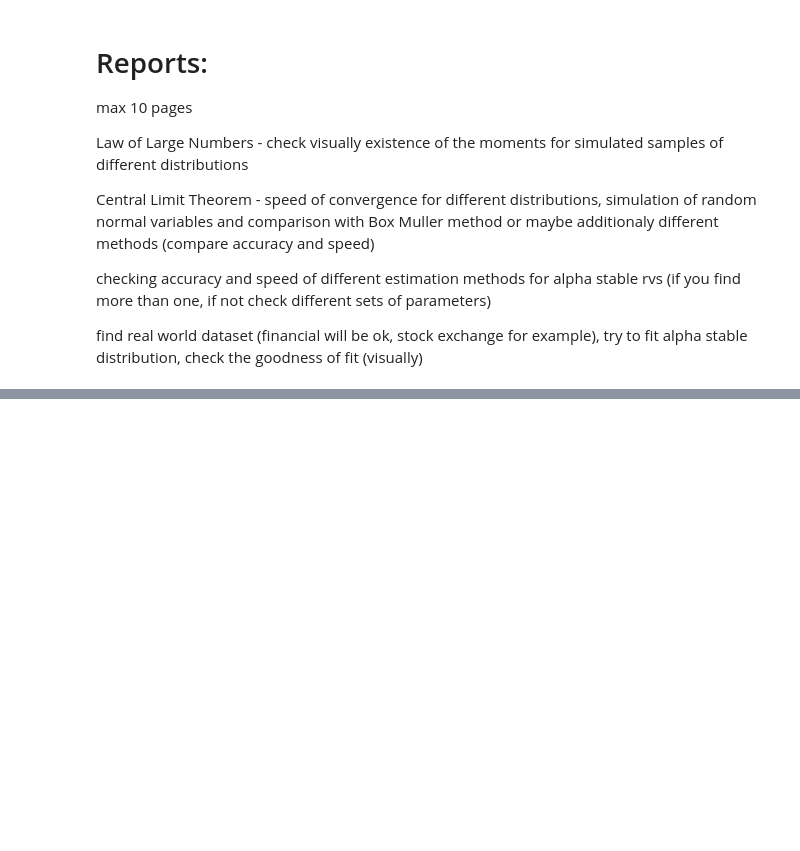
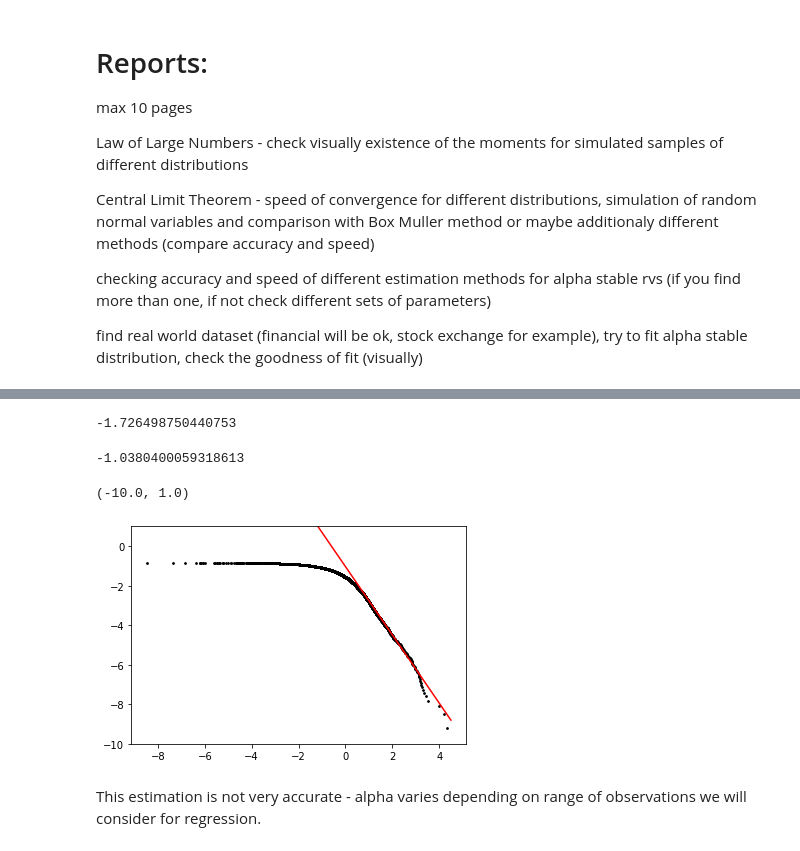
Before and after one commit to adamaj99pwr/CS-of-Stochastic-Processes, a Jupyter notebook: lab2.ipynb, the cells around one changed output, grey strips where cells are left out. Saved outputs shown, nothing was run; the diff lists cells and outputs as text; code cells hidden in the pictures; blank space fills up the shorter version.

```diff
--- a/lab2.ipynb
+++ b/lab2.ipynb
@@ -213,0 +251,17 @@ find real world dataset  (financial will be ok, stock exchange for example), try
+# %%
+a
+# %% [output]
+-1.726498750440753
+# %%
+b
+# %% [output]
+-1.0380400059318613
+# %%
+plt.scatter(logt, logX, c="black", s=3)
+plt.plot(logt, a*logt+b, c="red")
+plt.ylim([-10,1])
+# %% [output]
+(-10.0, 1.0)
+[figure, added]
+# %% [markdown]
+This estimation is not very accurate - alpha varies depending on range of observations we will consider for regression.
```
Also changed, not shown: parts of 10 cells of this notebook, 1 other file.
